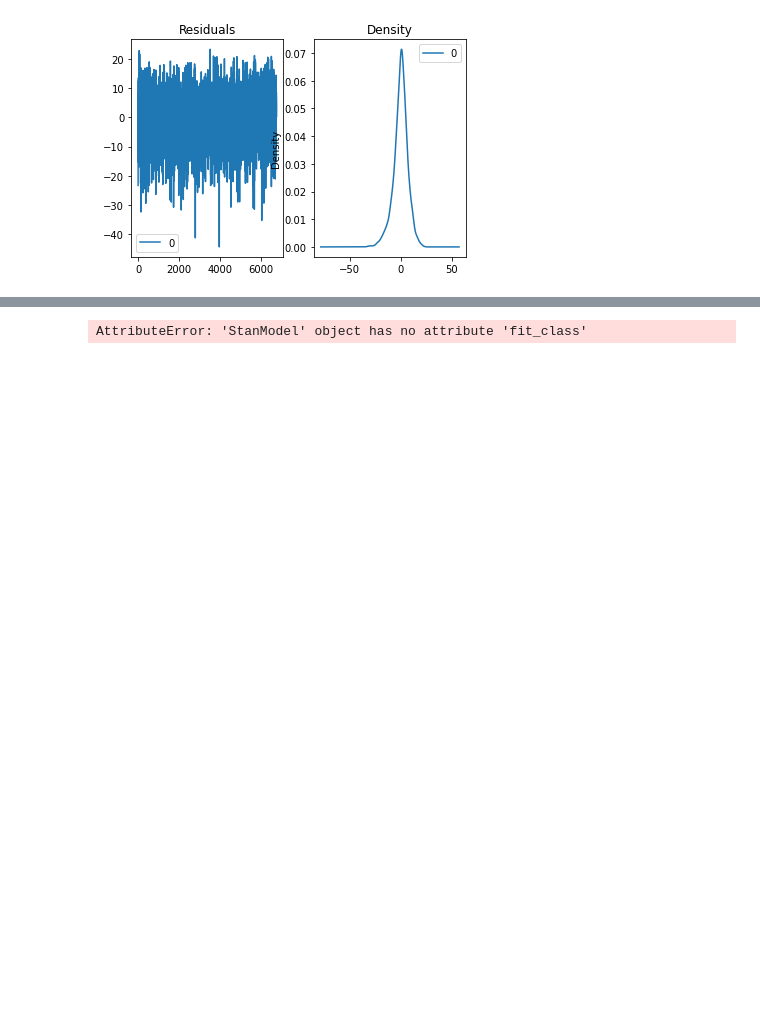
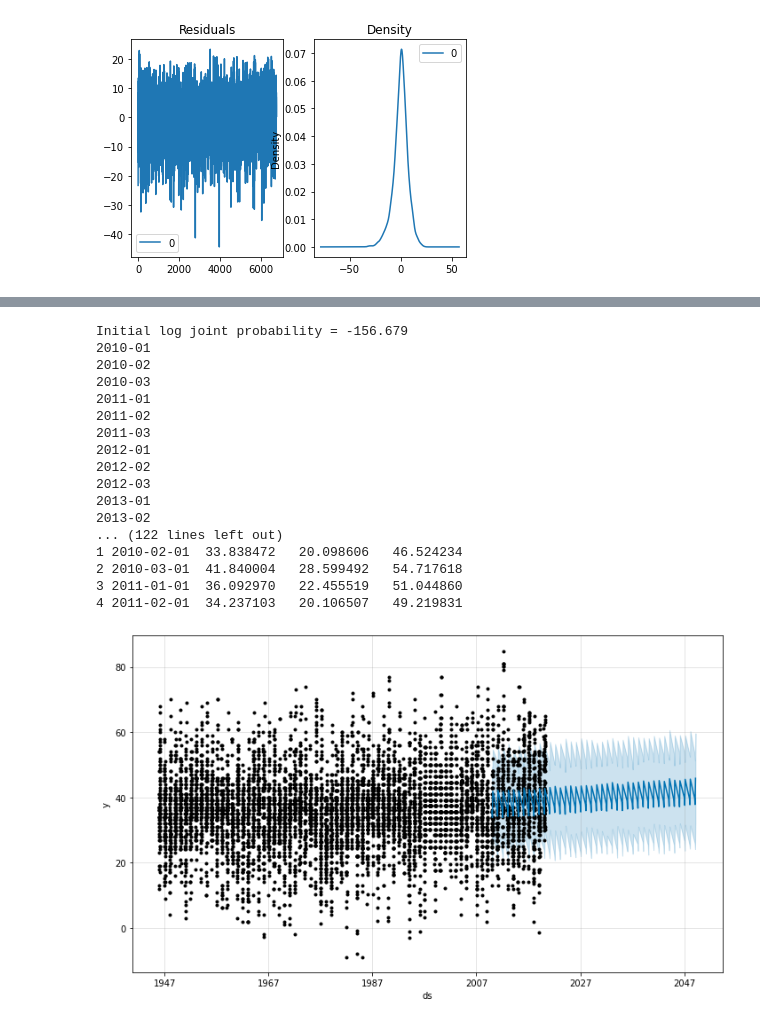
Before and after one commit to gk400/418-final-project, a Jupyter notebook: gurleen.ipynb, the cells around one changed output, grey strips where cells are left out. Drawn from its saved outputs; the diff is of its cells as text; code cells hidden in the pictures; blank space fills up the shorter version.

Commit message:
working fbprophet model

```diff
--- a/gurleen.ipynb
+++ b/gurleen.ipynb
@@ -222,6 +220,11 @@ plt.show()
 # %%
 # model = ARIMA(winter_avg_df['avg'], order=(2,0,2))
 # results_ARIMA = model.fit()
+
+# plt.show()
+# plt.figure(figsize=(20, 10))
+# plt.plot(winter_avg_df['avg'])
+# plt.plot(results_ARIMA.fittedvalues, color='red')
 
 from fbprophet import Prophet
 import pystan
@@ -230,26 +233,28 @@ model = Prophet()
 # fit the model
 # winter_avg_df['ds'] = winter_avg_df.index
 # winter_avg_df.columns = ['y', 'ds']
-model.fit(winter_avg_df)
+test_df = winter_df[['date', 'max']]
+test_df.set_index('date', inplace = True)
+test_df['ds'] = test_df.index
+test_df.columns = ['y', 'ds']
+# model.fit(winter_avg_df)
+model.fit(test_df)
 # # define the period for which we want a prediction
-# future = list()
-# for i in range(1, 13):
-#     date = '1968-%02d' % i
-#     future.append([date])
-#     print(date)
-# future = DataFrame(future)
-# future.columns = ['ds']
-# future['ds']= to_datetime(future['ds'])
+future = list()
+for j in range(2010, 2050):
+    for i in range(1, 4):
+        date = str(j)
+        date += '-%02d' % i
+        future.append([date])
+        print(date)
+future = pd.DataFrame(future)
+future.columns = ['ds']
+future['ds']= pd.to_datetime(future['ds'])
 # # use the model to make a forecast
-# forecast = model.predict(future)
+forecast = model.predict(future)
 # # summarize the forecast
-# print(forecast[['ds', 'yhat', 'yhat_lower', 'yhat_upper']].head())
+print(forecast[['ds', 'yhat', 'yhat_lower', 'yhat_upper']].head())
 # # plot forecast
-# model.plot(forecast)
-# pyplot.show()
-
-# plt.show()
-# plt.figure(figsize=(20, 10))
-# plt.plot(winter_avg_df['avg'])
-# plt.plot(results_ARIMA.fittedvalues, color='red')
+model.plot(forecast)
+plt.show()
 # %% [output]
@@ -258,2 +261,19 @@ WARNING:pystan:Something went wrong while unpickling the StanModel. Consider rec
 INFO:fbprophet:Disabling daily seasonality. Run prophet with daily_seasonality=True to override this.
-AttributeError: 'StanModel' object has no attribute 'fit_class'
+Initial log joint probability = -156.679
+2010-01
+2010-02
+2010-03
+2011-01
+2011-02
+2011-03
+2012-01
+2012-02
+2012-03
+2013-01
+2013-02
+... (122 lines left out)
+1 2010-02-01  33.838472   20.098606   46.524234
+2 2010-03-01  41.840004   28.599492   54.717618
+3 2011-01-01  36.092970   22.455519   51.044860
+4 2011-02-01  34.237103   20.106507   49.219831
+[figure, added]
```
Also changed, not shown: parts of 3 cells of this notebook.
